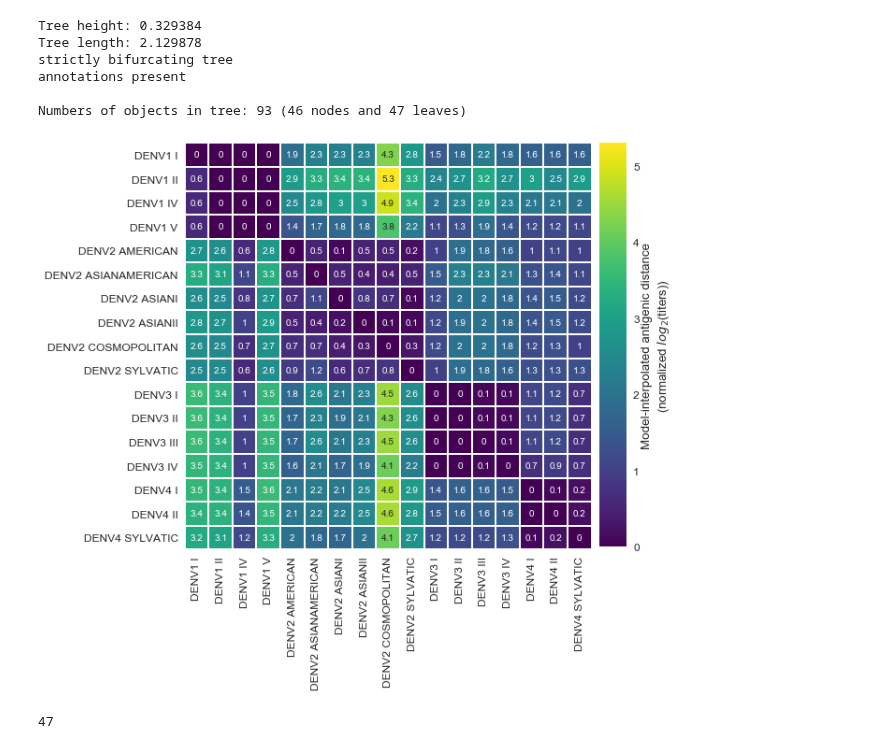
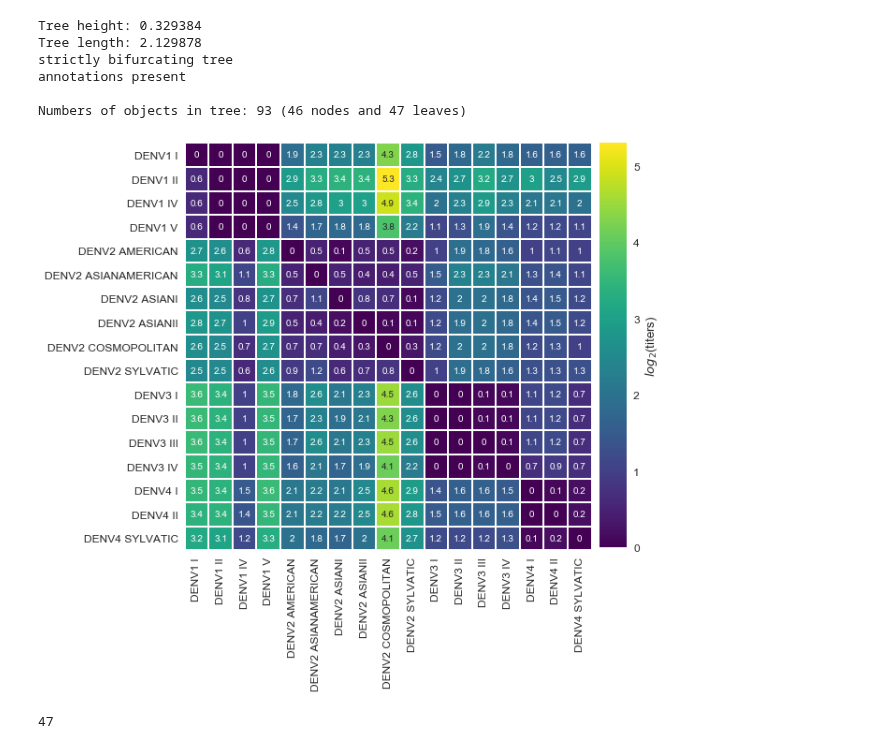
Before and after one commit to blab/dengue-antigenic-dynamics, a Jupyter notebook: data_wrangling_scripts/parse-titered-augur-output.ipynb, the cells around one changed output. Saved outputs shown, nothing was run; the diff lists cells and outputs as text; code cells hidden in the pictures.

Commit message:
Legend units

```diff
--- a/data_wrangling_scripts/parse-titered-augur-output.ipynb
+++ b/data_wrangling_scripts/parse-titered-augur-output.ipynb
@@ -184,35 +184,35 @@ write_distances_to_tsv(interserotype_distances, out_path+'frequencies/interserot
 # %%
 def plot_heatmap(distances, resolution, out_path = None):
 
     df = pd.DataFrame(distances).round(1)
 
     serotypes = ['DENV1', 'DENV2', 'DENV3', 'DENV4']
     genotypes = [c for c in df.columns.values if c not in serotypes]
 
     if resolution=='genotype':
         df = df.loc[genotypes, genotypes]
     else:
         df = df.loc[serotypes, serotypes]
 
     df.rename(columns={k :k.replace('_', ' ') for k in df.columns.values},
                          index={k :k.replace('_', ' ') for k in df.columns.values},
                          inplace=True)
 
     fig, ax = plt.subplots(1, 1,figsize=(8,8))
     cbar_ax = fig.add_axes([.905, 0.13, .05, .75])
 
     sns.set(font_scale=1.3)
     sns.heatmap(df, cmap='viridis', annot=True, square=True,
                 annot_kws={'fontsize': 10}, linewidths=1, ax=ax, cbar_ax=cbar_ax,
-                cbar_kws={'label': r'Model-interpolated antigenic distance'+'\n'+r'(normalized $log_2$(titers))'})
+                cbar_kws={'label': r'$log_2$(titers)'})
 
     if out_path:
         plt.savefig(out_path, dpi=300, bbox_inches='tight')
     plt.show()
 
 plot_heatmap(full_tree_distances, 'genotype', out_path = '../figures/png/genotype_dTiter_heatmap.png')
 # %% [output]
-[figure, old version]
+[figure, new version]
 # %%
 def get_nih_vaccine_dTiters(tree, aa_seqs=aa_seqs,
                             antigenic_mutations=antigenic_mutations,
```
Also changed, not shown: 1 other file.
